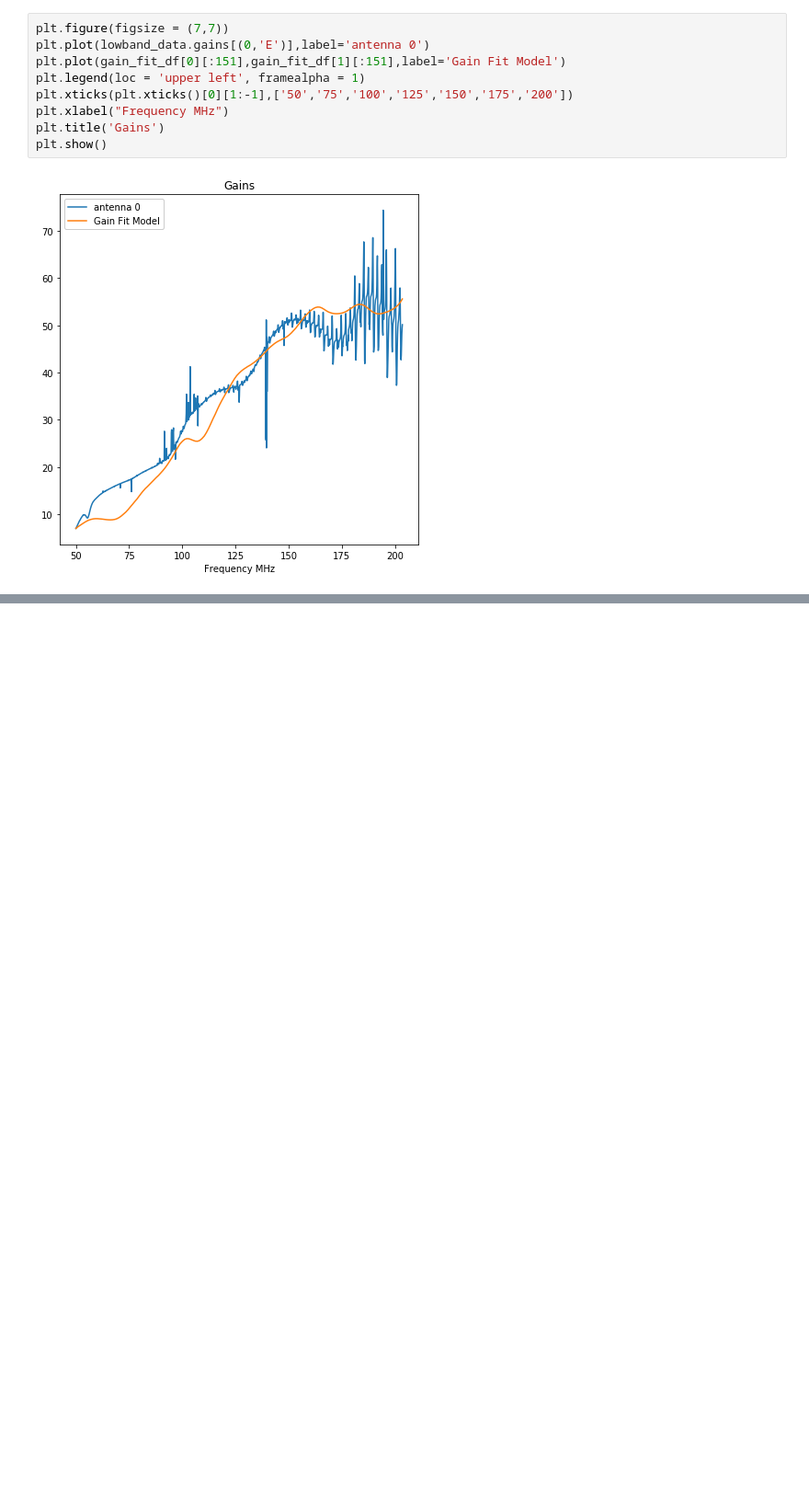
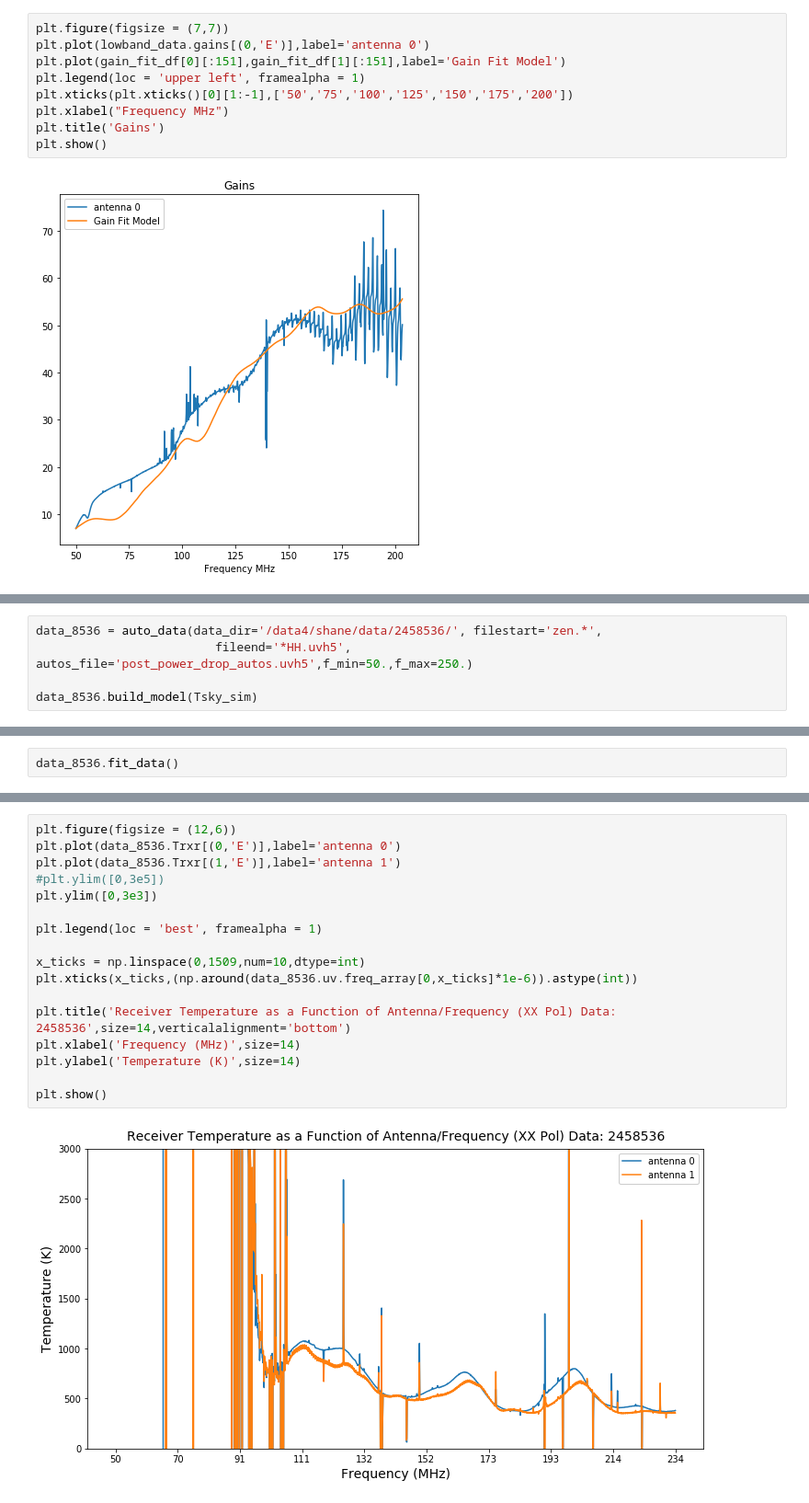
Before and after one commit to dannyjacobs/asu_hera, a Jupyter notebook: system_temp/HERA_Tsys_low_band.ipynb, the cells around one changed output, grey strips where cells are left out. Shown at 92% size. Cells and saved outputs as stored; diff of their text form; blank space fills up the shorter version.

```diff
--- a/system_temp/HERA_Tsys_low_band.ipynb
+++ b/system_temp/HERA_Tsys_low_band.ipynb
@@ -1222,0 +1231,5 @@ plt.show()
+# %%
+data_8536 = auto_data(data_dir='/data4/shane/data/2458536/', filestart='zen.*',
+                         fileend='*HH.uvh5', autos_file='post_power_drop_autos.uvh5',f_min=50.,f_max=250.)
+
+data_8536.build_model(Tsky_sim)
@@ -1222,0 +1254,2 @@ plt.show()
+# %%
+data_8536.fit_data()
@@ -1222,0 +1274,19 @@ plt.show()
+# %%
+plt.figure(figsize = (12,6))
+plt.plot(data_8536.Trxr[(0,'E')],label='antenna 0')
+plt.plot(data_8536.Trxr[(1,'E')],label='antenna 1')
+#plt.ylim([0,3e5])
+plt.ylim([0,3e3])
+
+plt.legend(loc = 'best', framealpha = 1)
+
+x_ticks = np.linspace(0,1509,num=10,dtype=int)
+plt.xticks(x_ticks,(np.around(data_8536.uv.freq_array[0,x_ticks]*1e-6)).astype(int))
+
+plt.title('Receiver Temperature as a Function of Antenna/Frequency (XX Pol) Data: 2458536',size=14,verticalalignment='bottom')
+plt.xlabel('Frequency (MHz)',size=14)
+plt.ylabel('Temperature (K)',size=14)
+
+plt.show()
+# %% [output]
+[figure, added]
```
Also changed, not shown: parts of 11 cells of this notebook, 1 other file.
